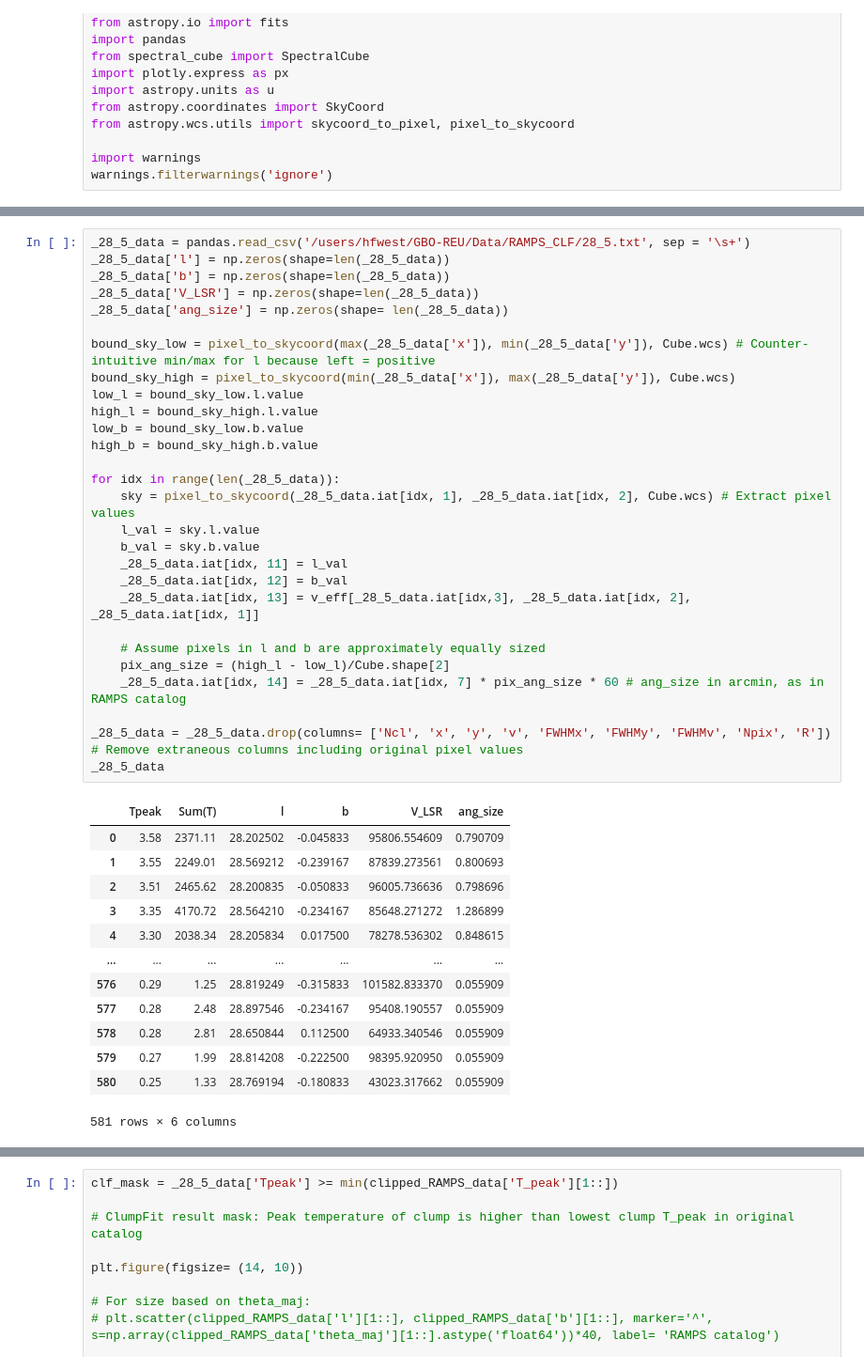
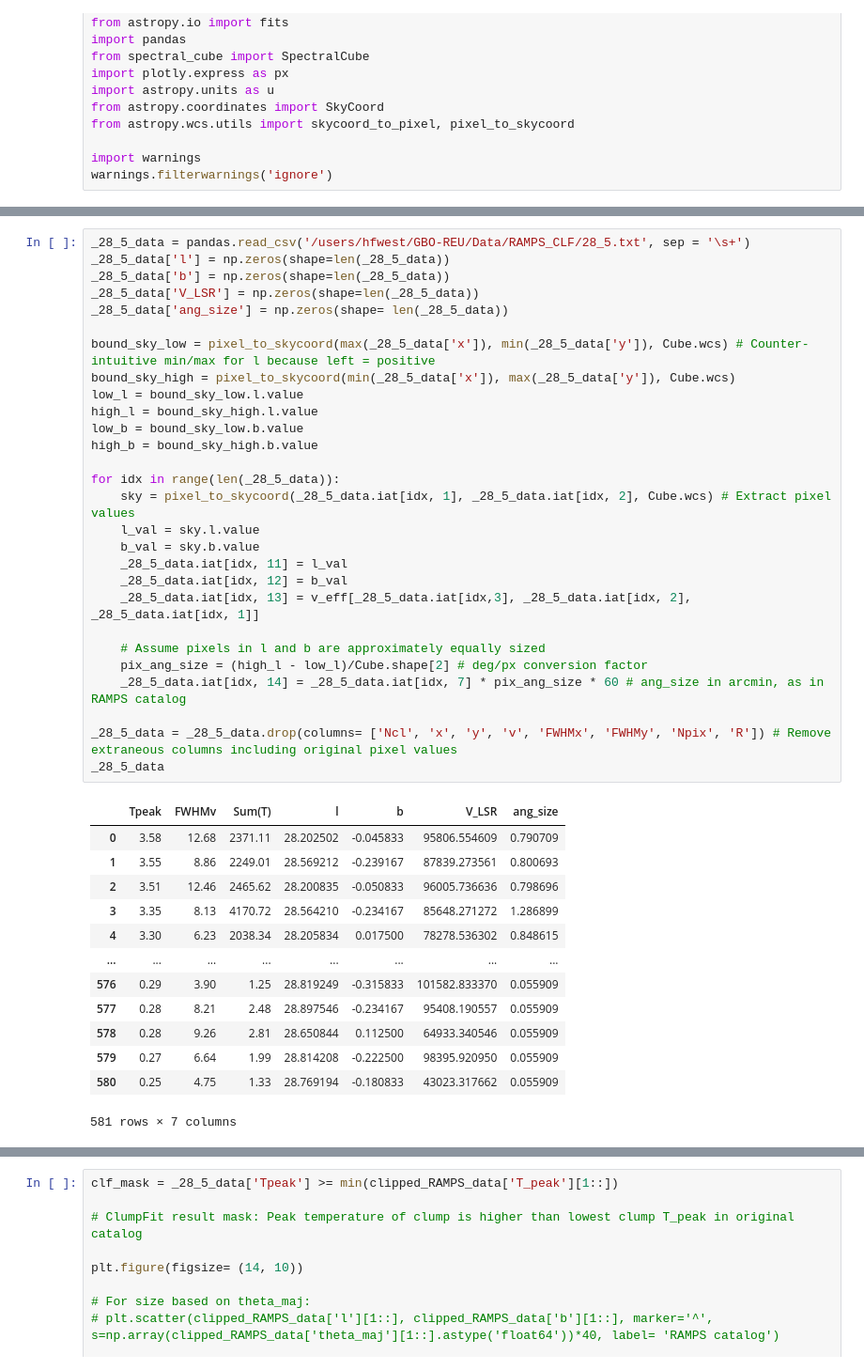
Before and after one commit to harrisonfwest/GBO-REU, a Jupyter notebook: Notebooks/RAMPS_CLF_Crossmatch.ipynb, the cells around one changed output, grey strips where cells are left out. Shown at 94% size. Drawn from its saved outputs; the diff is of its cells as text.

```diff
--- a/Notebooks/RAMPS_CLF_Crossmatch.ipynb
+++ b/Notebooks/RAMPS_CLF_Crossmatch.ipynb
@@ -23,45 +21,45 @@ KeyboardInterrupt:
 # %%
 _28_5_data = pandas.read_csv('/users/hfwest/GBO-REU/Data/RAMPS_CLF/28_5.txt', sep = '\s+')
 _28_5_data['l'] = np.zeros(shape=len(_28_5_data))
 _28_5_data['b'] = np.zeros(shape=len(_28_5_data))
 _28_5_data['V_LSR'] = np.zeros(shape=len(_28_5_data))
 _28_5_data['ang_size'] = np.zeros(shape= len(_28_5_data))
 
 bound_sky_low = pixel_to_skycoord(max(_28_5_data['x']), min(_28_5_data['y']), Cube.wcs) # Counter-intuitive min/max for l because left = positive
 bound_sky_high = pixel_to_skycoord(min(_28_5_data['x']), max(_28_5_data['y']), Cube.wcs)
 low_l = bound_sky_low.l.value
 high_l = bound_sky_high.l.value
 low_b = bound_sky_low.b.value
 high_b = bound_sky_high.b.value
 
 for idx in range(len(_28_5_data)):
     sky = pixel_to_skycoord(_28_5_data.iat[idx, 1], _28_5_data.iat[idx, 2], Cube.wcs) # Extract pixel values
     l_val = sky.l.value
     b_val = sky.b.value
     _28_5_data.iat[idx, 11] = l_val
     _28_5_data.iat[idx, 12] = b_val
     _28_5_data.iat[idx, 13] = v_eff[_28_5_data.iat[idx,3], _28_5_data.iat[idx, 2], _28_5_data.iat[idx, 1]]
 
     # Assume pixels in l and b are approximately equally sized
-    pix_ang_size = (high_l - low_l)/Cube.shape[2]
+    pix_ang_size = (high_l - low_l)/Cube.shape[2] # deg/px conversion factor
     _28_5_data.iat[idx, 14] = _28_5_data.iat[idx, 7] * pix_ang_size * 60 # ang_size in arcmin, as in RAMPS catalog
 
-_28_5_data = _28_5_data.drop(columns= ['Ncl', 'x', 'y', 'v', 'FWHMx', 'FWHMy', 'FWHMv', 'Npix', 'R']) # Remove extraneous columns including original pixel values
+_28_5_data = _28_5_data.drop(columns= ['Ncl', 'x', 'y', 'v', 'FWHMx', 'FWHMy', 'Npix', 'R']) # Remove extraneous columns including original pixel values
 _28_5_data
 # %% [output]
-|  | Tpeak | Sum(T) | l | b | V_LSR | ang_size |
-| 0 | 3.58 | 2371.11 | 28.202502 | -0.045833 | 95806.554609 | 0.790709 |
-| 1 | 3.55 | 2249.01 | 28.569212 | -0.239167 | 87839.273561 | 0.800693 |
-| 2 | 3.51 | 2465.62 | 28.200835 | -0.050833 | 96005.736636 | 0.798696 |
-| 3 | 3.35 | 4170.72 | 28.564210 | -0.234167 | 85648.271272 | 1.286899 |
-| 4 | 3.30 | 2038.34 | 28.205834 | 0.017500 | 78278.536302 | 0.848615 |
-| ... | ... | ... | ... | ... | ... | ... |
-| 576 | 0.29 | 1.25 | 28.819249 | -0.315833 | 101582.833370 | 0.055909 |
-| 577 | 0.28 | 2.48 | 28.897546 | -0.234167 | 95408.190557 | 0.055909 |
-| 578 | 0.28 | 2.81 | 28.650844 | 0.112500 | 64933.340546 | 0.055909 |
-| 579 | 0.27 | 1.99 | 28.814208 | -0.222500 | 98395.920950 | 0.055909 |
-| 580 | 0.25 | 1.33 | 28.769194 | -0.180833 | 43023.317662 | 0.055909 |
+|  | Tpeak | FWHMv | Sum(T) | l | b | V_LSR | ang_size |
+| 0 | 3.58 | 12.68 | 2371.11 | 28.202502 | -0.045833 | 95806.554609 | 0.790709 |
+| 1 | 3.55 | 8.86 | 2249.01 | 28.569212 | -0.239167 | 87839.273561 | 0.800693 |
+| 2 | 3.51 | 12.46 | 2465.62 | 28.200835 | -0.050833 | 96005.736636 | 0.798696 |
+| 3 | 3.35 | 8.13 | 4170.72 | 28.564210 | -0.234167 | 85648.271272 | 1.286899 |
+| 4 | 3.30 | 6.23 | 2038.34 | 28.205834 | 0.017500 | 78278.536302 | 0.848615 |
+| ... | ... | ... | ... | ... | ... | ... | ... |
+| 576 | 0.29 | 3.90 | 1.25 | 28.819249 | -0.315833 | 101582.833370 | 0.055909 |
+| 577 | 0.28 | 8.21 | 2.48 | 28.897546 | -0.234167 | 95408.190557 | 0.055909 |
+| 578 | 0.28 | 9.26 | 2.81 | 28.650844 | 0.112500 | 64933.340546 | 0.055909 |
+| 579 | 0.27 | 6.64 | 1.99 | 28.814208 | -0.222500 | 98395.920950 | 0.055909 |
+| 580 | 0.25 | 4.75 | 1.33 | 28.769194 | -0.180833 | 43023.317662 | 0.055909 |
-581 rows × 6 columns
+581 rows × 7 columns
 # %%
 RAMPS_data = pandas.read_csv('/users/hfwest/GBO-REU/Data/RAMPS_clump_catalog_diss_data.txt', sep = '\s+')
 RAMPS_data['l'] = np.full(shape=len(RAMPS_data), fill_value= np.nan) # Create 'l' and 'b' columns
```
Also changed, not shown: parts of 10 cells of this notebook, 1 other file.
